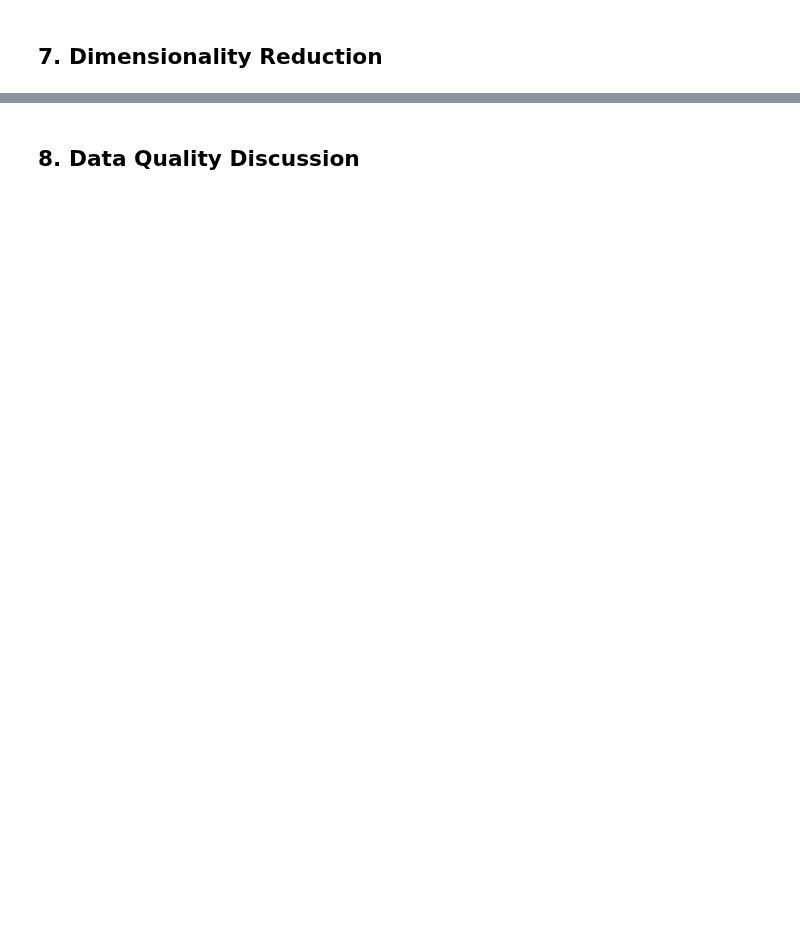
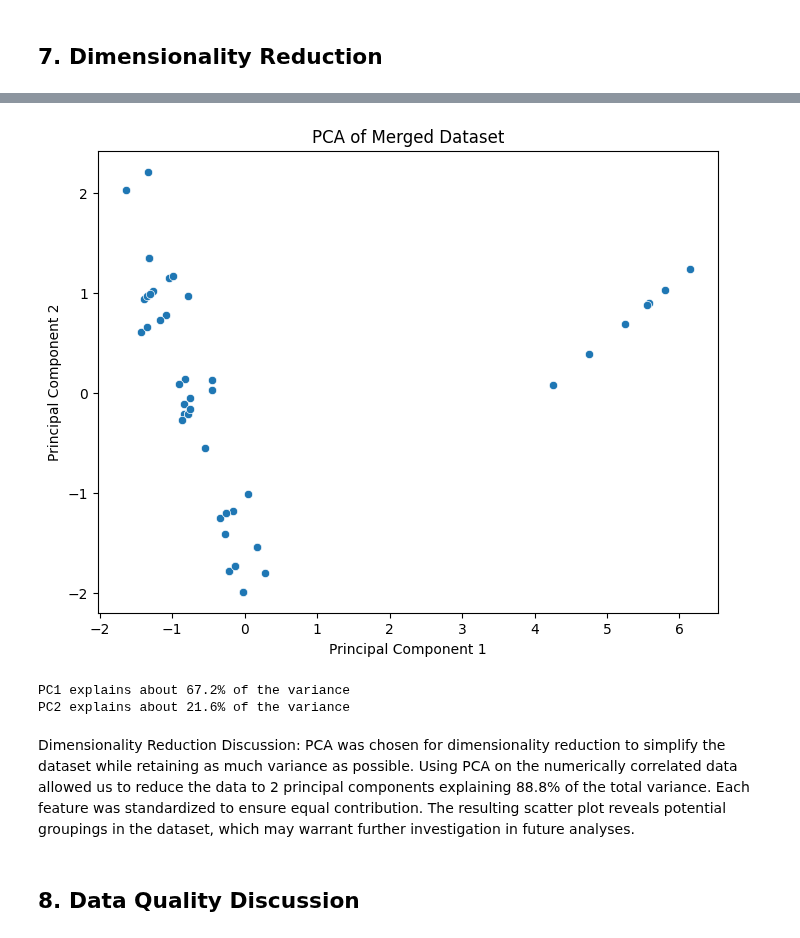
Before and after one commit to AIPI510/aipi510-fall24, a Jupyter notebook: ta4_data_ninjas.ipynb, the cells around one changed output, grey strips where cells are left out. Drawn from its saved outputs; the diff is of its cells as text; code cells hidden in the pictures; blank space fills up the shorter version.

```diff
--- a/ta4_data_ninjas.ipynb
+++ b/ta4_data_ninjas.ipynb
@@ -538,0 +573,12 @@ To Jesse: we may consider merge the tables before dimensionality reduction
+# %%
+# sampling data to reduce memory usage
+sampled_df_bp = df_bp.sample(n=100, random_state=0)
+sampled_df_hr = df_hr.sample(n=100, random_state=0)
+sampled_df_hrv = df_hrv.sample(n=100, random_state=0)
+sampled_df_p = df_p.sample(n=100, random_state=0)
+
+# merging data
+merged_df = pd.merge(sampled_df_p, sampled_df_bp, on='user_code', how='inner')
+merged_df = pd.merge(merged_df, sampled_df_hr, on='user_code', how='inner')
+merged_df_ = pd.merge(merged_df, sampled_df_hrv, on='user_code', how='inner')
+merged_df.head()
@@ -539,2 +592,32 @@ To Jesse: we may consider merge the tables before dimensionality reduction
+# %%
+
+columns = ['log_height', 'log_weight', 'log_BMI', 'diastolic', 'systolic', 'heart_rate']
+
+# standardizing data
+scaler = StandardScaler()
+scaled_data = scaler.fit_transform(merged_df[columns])
+
+# applying PCA with 2 principal components for visualization
+pca = PCA(n_components=2)
+pca_components = pca.fit_transform(scaled_data)
+pca_df = pd.DataFrame(data=pca_components, columns=['PC1', 'PC2'])
+sampled_pca_df = pca_df.sample(n=50, random_state=0)
+
+# scatterplot of PCA results
+plt.figure(figsize=(8, 6))
+sns.scatterplot(x='PC1', y='PC2', data=sampled_pca_df)
+plt.title('PCA of Merged Dataset')
+plt.xlabel('Principal Component 1')
+plt.ylabel('Principal Component 2')
+plt.show()
+explained_variance = pca.explained_variance_ratio_
+print(f"PC1 explains about {round(explained_variance[0]*100, 1)}% of the variance")
+print(f"PC2 explains about {round(explained_variance[1]*100, 1)}% of the variance")
+# %% [output]
+[figure, added]
+PC1 explains about 67.2% of the variance
+PC2 explains about 21.6% of the variance
+# %% [markdown]
+Dimensionality Reduction Discussion: PCA was chosen for dimensionality reduction to simplify the dataset while retaining as much variance as possible. Using PCA on the numerically correlated data allowed us to reduce the data to 2 principal components explaining 88.8% of the total variance. Each feature was standardized to ensure equal contribution. The resulting scatter plot reveals potential groupings in the dataset, which may warrant further investigation in future analyses.
 # %% [markdown]
 ## 8. Data Quality Discussion
```
Also changed, not shown: parts of 17 cells of this notebook.
